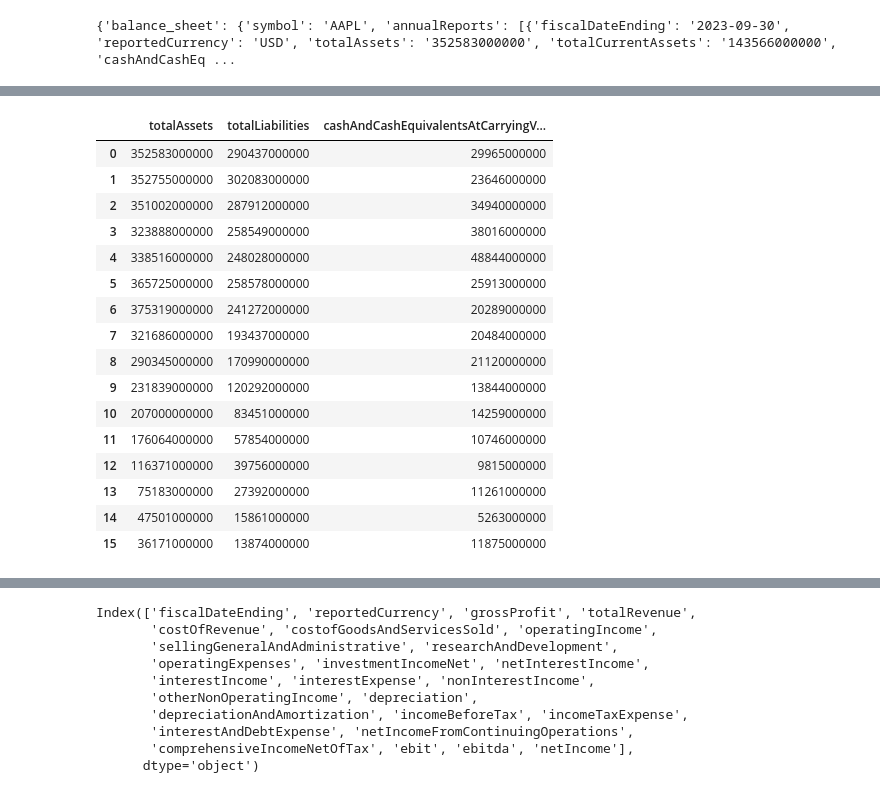
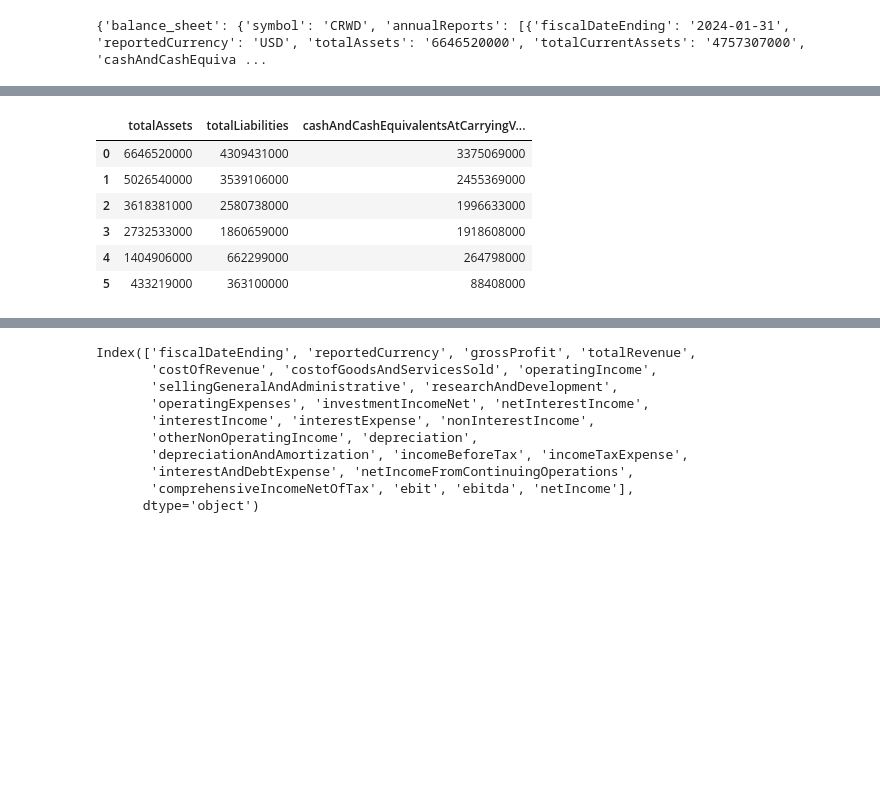
Before and after one commit to sk-chang-sg/company_valuation, a Jupyter notebook: valuation.ipynb, the cells around one changed output, grey strips where cells are left out. Cells and saved outputs as stored; diff of their text form; code cells hidden in the pictures; blank space fills up the shorter version.

```diff
--- a/valuation.ipynb
+++ b/valuation.ipynb
@@ -3,15 +3,15 @@ from alpha_dao import AlphaDAO
 import pandas as pd
 import json, os
 # %%
-symbol="AAPL"
+symbol="CRWD"
 stock_data = AlphaDAO()
 # %%
 # stock_data.refresh_financials(symbol=symbol)
 # %%
-apple_ar = stock_data.load_financials(symbol=symbol)
-print(apple_ar)
+stock_ar = stock_data.load_financials(symbol=symbol)
+print(stock_ar)
 # %% [output]
-{'balance_sheet': {'symbol': 'AAPL', 'annualReports': [{'fiscalDateEnding': '2023-09-30', 'reportedCurrency': 'USD', 'totalAssets': '352583000000', 'totalCurrentAssets': '143566000000', 'cashAndCashEq ...
+{'balance_sheet': {'symbol': 'CRWD', 'annualReports': [{'fiscalDateEnding': '2024-01-31', 'reportedCurrency': 'USD', 'totalAssets': '6646520000', 'totalCurrentAssets': '4757307000', 'cashAndCashEquiva ...
 # %%
-apple_bs = pd.DataFrame.from_dict(apple_ar["balance_sheet"]["annualReports"])
+stock_bs = pd.DataFrame.from_dict(stock_ar["balance_sheet"]["annualReports"])
 # %%
@@ -34,23 +34,13 @@ Index(['fiscalDateEnding', 'reportedCurrency', 'totalAssets',
        'commonStock', 'commonStockSharesOutstanding'],
       dtype='object')
 # %%
-apple_bs[["totalAssets","totalLiabilities","cashAndCashEquivalentsAtCarryingValue"]]
+stock_bs[["totalAssets","totalLiabilities","cashAndCashEquivalentsAtCarryingValue"]]
 # %% [output]
 |  | totalAssets | totalLiabilities | cashAndCashEquivalentsAtCarryingV... |
-| 0 | 352583000000 | 290437000000 | 29965000000 |
-| 1 | 352755000000 | 302083000000 | 23646000000 |
-| 2 | 351002000000 | 287912000000 | 34940000000 |
-| 3 | 323888000000 | 258549000000 | 38016000000 |
-| 4 | 338516000000 | 248028000000 | 48844000000 |
-| 5 | 365725000000 | 258578000000 | 25913000000 |
-| 6 | 375319000000 | 241272000000 | 20289000000 |
-| 7 | 321686000000 | 193437000000 | 20484000000 |
-| 8 | 290345000000 | 170990000000 | 21120000000 |
-| 9 | 231839000000 | 120292000000 | 13844000000 |
-| 10 | 207000000000 | 83451000000 | 14259000000 |
-| 11 | 176064000000 | 57854000000 | 10746000000 |
-| 12 | 116371000000 | 39756000000 | 9815000000 |
-| 13 | 75183000000 | 27392000000 | 11261000000 |
-| 14 | 47501000000 | 15861000000 | 5263000000 |
-| 15 | 36171000000 | 13874000000 | 11875000000 |
+| 0 | 6646520000 | 4309431000 | 3375069000 |
+| 1 | 5026540000 | 3539106000 | 2455369000 |
+| 2 | 3618381000 | 2580738000 | 1996633000 |
+| 3 | 2732533000 | 1860659000 | 1918608000 |
+| 4 | 1404906000 | 662299000 | 264798000 |
+| 5 | 433219000 | 363100000 | 88408000 |
 # %%
```
Also changed, not shown: parts of 7 cells of this notebook, 3 other files.
